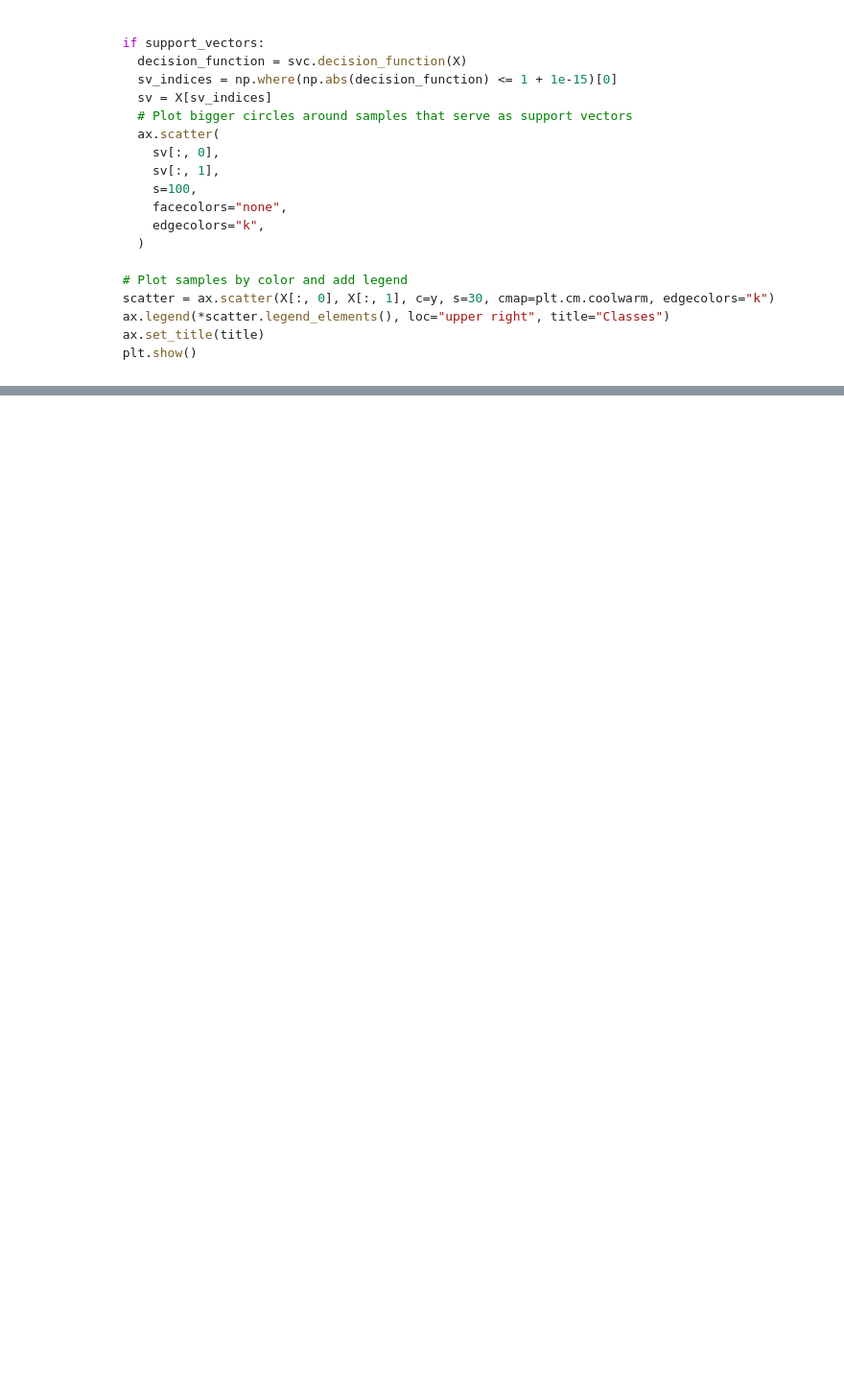
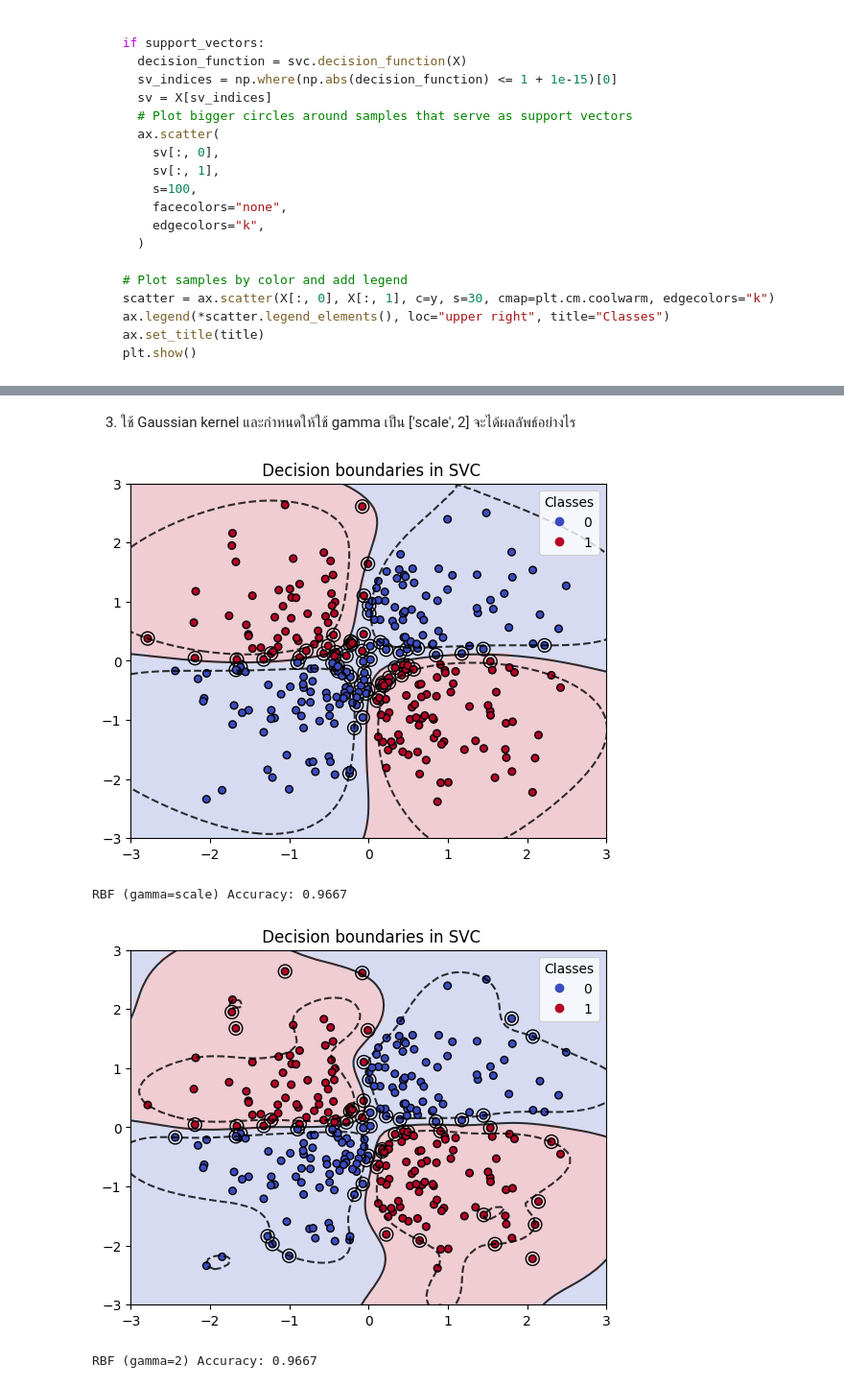
Before and after one commit to Kittonn/intro-to-ml-and-dl, a Jupyter notebook: week-5/W5-1_Support_Vector_Machine_(SVM).ipynb, the cells around one changed output, grey strips where cells are left out. Shown at 96% size. Saved outputs shown, nothing was run; the diff lists cells and outputs as text; code cells hidden in the pictures; blank space fills up the shorter version.

```diff
--- a/week-5/W5-1_Support_Vector_Machine_(SVM).ipynb
+++ b/week-5/W5-1_Support_Vector_Machine_(SVM).ipynb
@@ -615,0 +746,18 @@ def plot_svc_decision_boundary(svc, X, y, title=" Decision boundaries in SVC", s
+# %% [markdown]
+3. ใช้ Gaussian kernel และกำหนดให้ใช้ gamma เป็น ['scale', 2] จะได้ผลลัพธ์อย่างไร
+# %%
+for gamma in ["scale", 2]:
+    rbf_svm = Pipeline(
+        [("scaler", StandardScaler()), ("svm_clf", SVC(kernel="rbf", gamma=gamma, C=5))]
+    )
+    rbf_svm.fit(X_train, y_train)
+    y_pred = rbf_svm.predict(X_test)
+    acc = accuracy_score(y_test, y_pred)
+    plot_svc_decision_boundary(rbf_svm, X, y)
+    results.append((f"RBF gamma={gamma}", acc))
+    print(f"RBF (gamma={gamma}) Accuracy: {acc:.4f}")
+# %% [output]
+[figure, added]
+RBF (gamma=scale) Accuracy: 0.9667
+[figure, added]
+RBF (gamma=2) Accuracy: 0.9667
```
Also changed, not shown: parts of 20 cells of this notebook, 1 other file.
